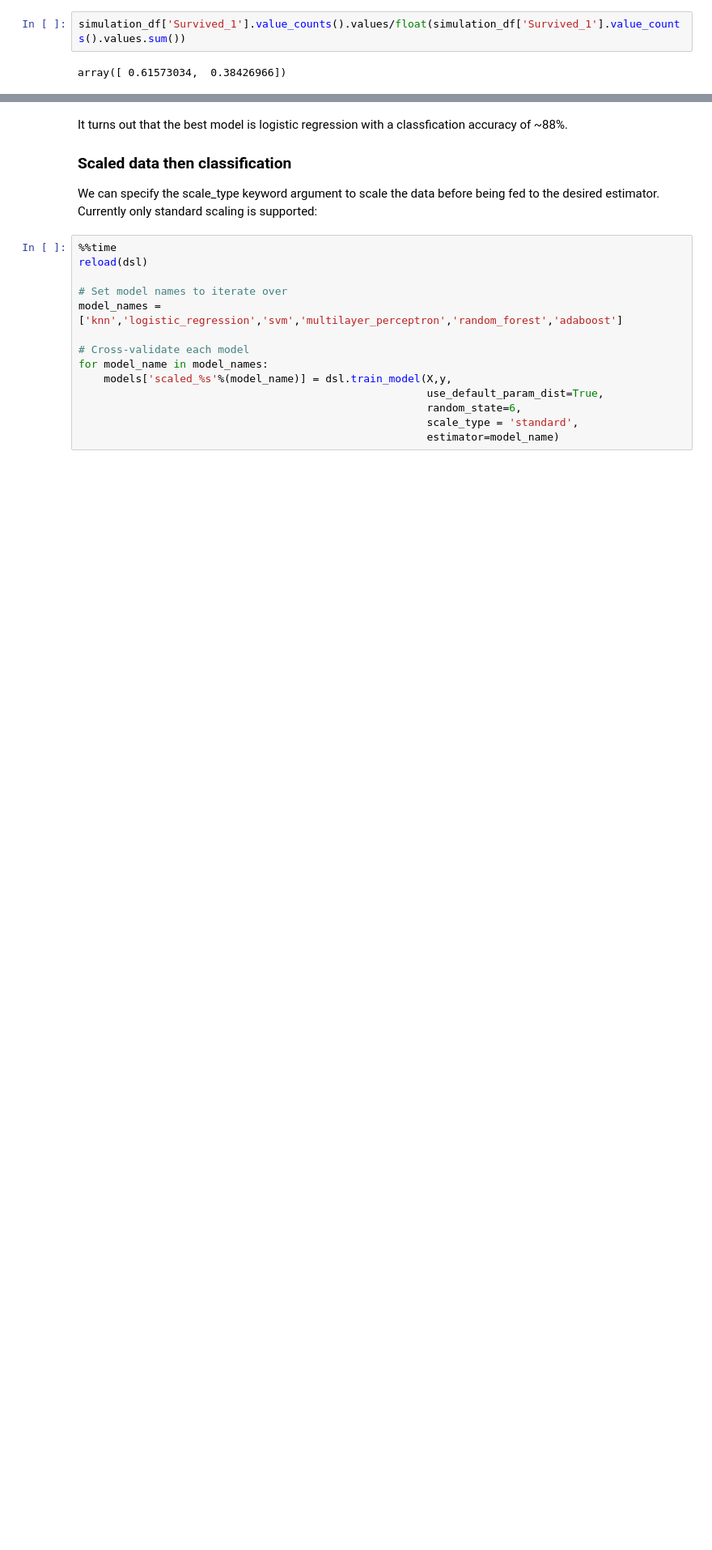
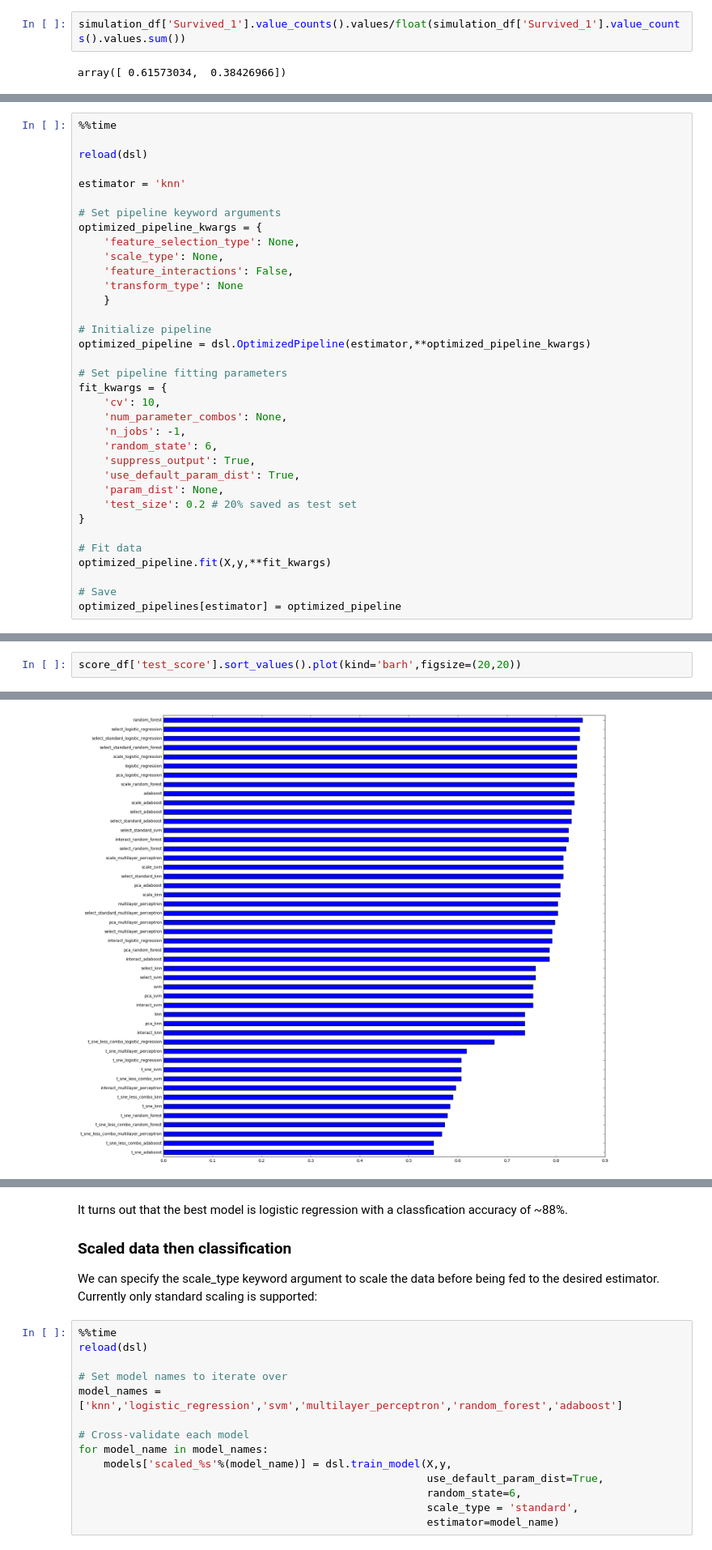
Before and after one commit to JaggedParadigm/pyplearnr, a Jupyter notebook: data_science_lib_demo.ipynb, the cells around one changed output, grey strips where cells are left out. Shown at 81% size. Cells and saved outputs as stored; diff of their text form; blank space fills up the shorter version.

```diff
--- a/data_science_lib_demo.ipynb
+++ b/data_science_lib_demo.ipynb
@@ -310,0 +121,35 @@ print best_model,max_score, '\n\n',models[best_model].classification_report
+# %%
+%%time
+
+reload(dsl)
+
+estimator = 'knn'
+
+# Set pipeline keyword arguments
+optimized_pipeline_kwargs = {
+    'feature_selection_type': None,
+    'scale_type': None,
+    'feature_interactions': False,
+    'transform_type': None
+    }
+
+# Initialize pipeline
+optimized_pipeline = dsl.OptimizedPipeline(estimator,**optimized_pipeline_kwargs)
+
+# Set pipeline fitting parameters
+fit_kwargs = {
+    'cv': 10,
+    'num_parameter_combos': None,
+    'n_jobs': -1,
+    'random_state': 6,
+    'suppress_output': True,
+    'use_default_param_dist': True,
+    'param_dist': None,
+    'test_size': 0.2 # 20% saved as test set
+}
+
+# Fit data
+optimized_pipeline.fit(X,y,**fit_kwargs)
+
+# Save
+optimized_pipelines[estimator] = optimized_pipeline
@@ -310,0 +922,3 @@ print best_model,max_score, '\n\n',models[best_model].classification_report
+# %%
+score_df['test_score'].sort_values().plot(kind='barh',figsize=(20,20))
+# %% [output]
@@ -310,0 +926 @@ print best_model,max_score, '\n\n',models[best_model].classification_report
+[figure, added]
```
Also changed, not shown: parts of 77 cells of this notebook, 2 other files.
